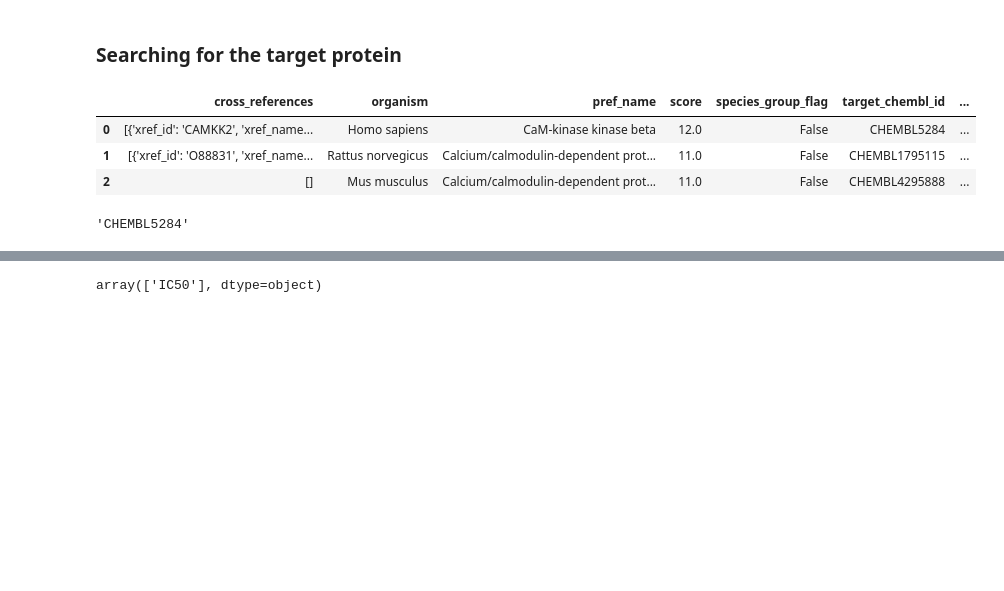
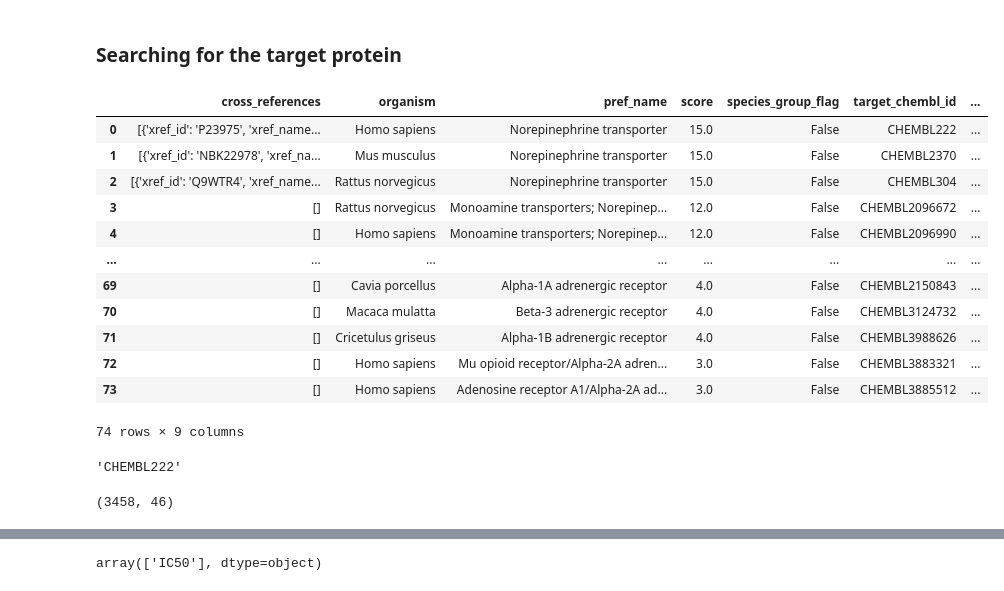
Before and after one commit to samservo09/bioinformatics-bipolar-drug-discovery, a Jupyter notebook: 1-data-collection.ipynb, the cells around one changed output, grey strips where cells are left out. Saved outputs shown, nothing was run; the diff lists cells and outputs as text; code cells hidden in the pictures; blank space fills up the shorter version.

Commit message:
changed the dataset into Norepinephrine due to the small size of previous dataset

```diff
--- a/1-data-collection.ipynb
+++ b/1-data-collection.ipynb
@@ -14,20 +16,29 @@ from chembl_webresource_client.new_client import new_client
 # %% [markdown]
 ### Searching for the target protein
 # %%
-# target search for CaMKK2
+# target search for Norepinephrine
 target = new_client.target
-target_query = target.search('CaMKK2')
+target_query = target.search('Norepinephrine')
 targets = pd.DataFrame.from_dict(target_query)
 targets
 # %% [output]
 |  | cross_references | organism | pref_name | score | species_group_flag | target_chembl_id | ... |
-| 0 | [{'xref_id': 'CAMKK2', 'xref_name... | Homo sapiens | CaM-kinase kinase beta | 12.0 | False | CHEMBL5284 | ... |
-| 1 | [{'xref_id': 'O88831', 'xref_name... | Rattus norvegicus | Calcium/calmodulin-dependent prot... | 11.0 | False | CHEMBL1795115 | ... |
-| 2 | [] | Mus musculus | Calcium/calmodulin-dependent prot... | 11.0 | False | CHEMBL4295888 | ... |
+| 0 | [{'xref_id': 'P23975', 'xref_name... | Homo sapiens | Norepinephrine transporter | 15.0 | False | CHEMBL222 | ... |
+| 1 | [{'xref_id': 'NBK22978', 'xref_na... | Mus musculus | Norepinephrine transporter | 15.0 | False | CHEMBL2370 | ... |
+| 2 | [{'xref_id': 'Q9WTR4', 'xref_name... | Rattus norvegicus | Norepinephrine transporter | 15.0 | False | CHEMBL304 | ... |
+| 3 | [] | Rattus norvegicus | Monoamine transporters; Norepinep... | 12.0 | False | CHEMBL2096672 | ... |
+| 4 | [] | Homo sapiens | Monoamine transporters; Norepinep... | 12.0 | False | CHEMBL2096990 | ... |
+| ... | ... | ... | ... | ... | ... | ... | ... |
+| 69 | [] | Cavia porcellus | Alpha-1A adrenergic receptor | 4.0 | False | CHEMBL2150843 | ... |
+| 70 | [] | Macaca mulatta | Beta-3 adrenergic receptor | 4.0 | False | CHEMBL3124732 | ... |
+| 71 | [] | Cricetulus griseus | Alpha-1B adrenergic receptor | 4.0 | False | CHEMBL3988626 | ... |
+| 72 | [] | Homo sapiens | Mu opioid receptor/Alpha-2A adren... | 3.0 | False | CHEMBL3883321 | ... |
+| 73 | [] | Homo sapiens | Adenosine receptor A1/Alpha-2A ad... | 3.0 | False | CHEMBL3885512 | ... |
+74 rows × 9 columns
 # %%
 # select and retrieve bioactivity data for CaM-kinase kinase beta (first entry)
 selected_target = targets.target_chembl_id[0]
 selected_target
 # %% [output]
-'CHEMBL5284'
+'CHEMBL222'
 # %%
@@ -36,6 +47,10 @@ activity = new_client.activity
 res = activity.filter(target_chembl_id=selected_target).filter(standard_type="IC50")
 # %%
 df = pd.DataFrame.from_dict(res)
+# %%
+df.shape
+# %% [output]
+(3458, 46)
 # %%
 df.head(3)
 # %% [output]
```
Also changed, not shown: parts of 17 cells of this notebook.
